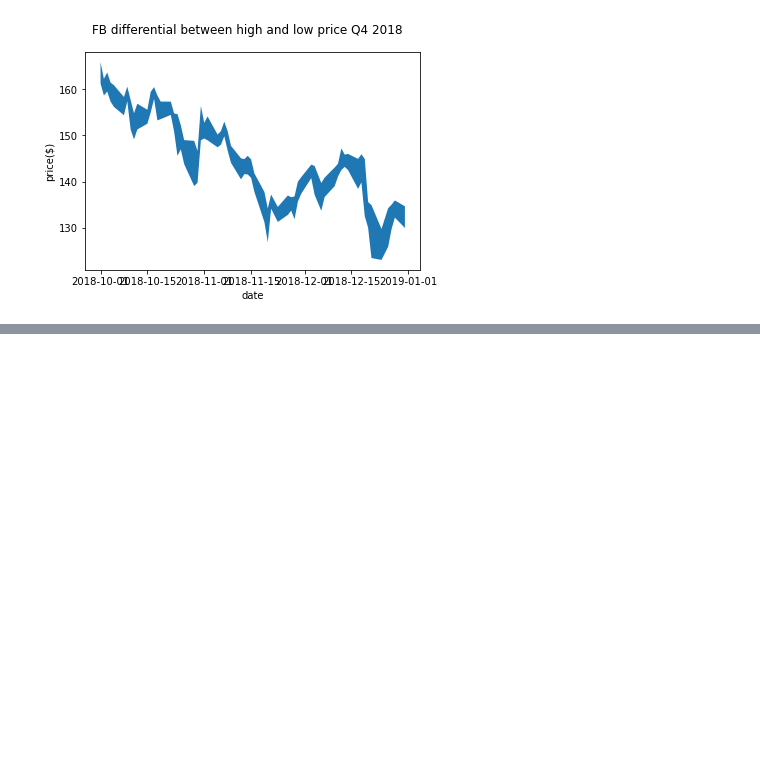
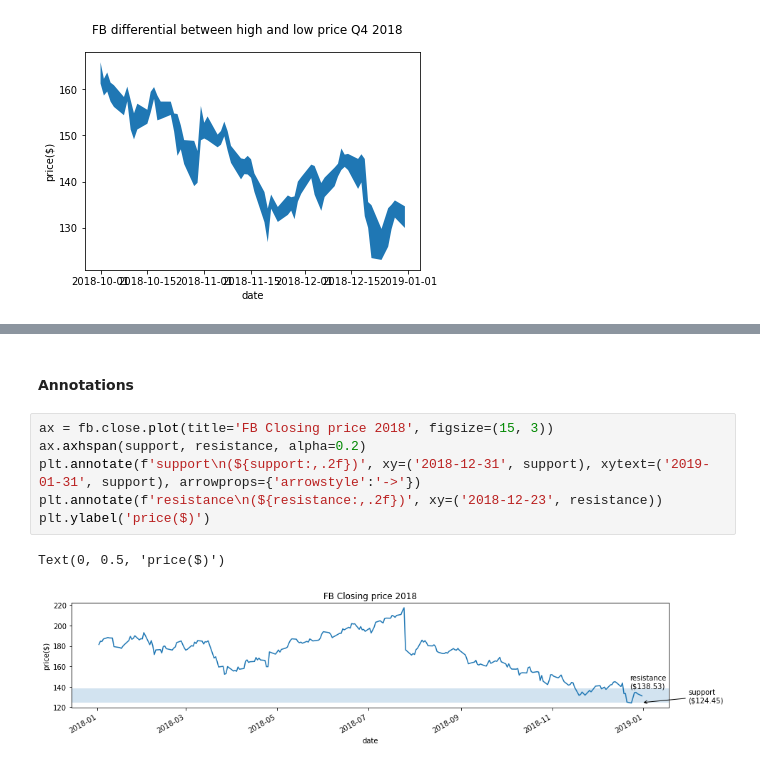
Before and after one commit to djzg/data_analysis_with_pandas, a Jupyter notebook: 06_plotting_with_seaborn_and_customization_techniques.ipynb, the cells around one changed output, grey strips where cells are left out. Saved outputs shown, nothing was run; the diff lists cells and outputs as text; blank space fills up the shorter version.

```diff
--- a/06_plotting_with_seaborn_and_customization_techniques.ipynb
+++ b/06_plotting_with_seaborn_and_customization_techniques.ipynb
@@ -396,0 +422,11 @@ Text(0.5, 0.98, 'FB differential between high and low price Q4 2018')
+# %% [markdown]
+#### Annotations
+# %%
+ax = fb.close.plot(title='FB Closing price 2018', figsize=(15, 3))
+ax.axhspan(support, resistance, alpha=0.2)
+plt.annotate(f'support\n(${support:,.2f})', xy=('2018-12-31', support), xytext=('2019-01-31', support), arrowprops={'arrowstyle':'->'})
+plt.annotate(f'resistance\n(${resistance:,.2f})', xy=('2018-12-23', resistance))
+plt.ylabel('price($)')
+# %% [output]
+Text(0, 0.5, 'price($)')
+[figure, added]
```
Also changed, not shown: parts of 20 cells of this notebook, 5 other files.
